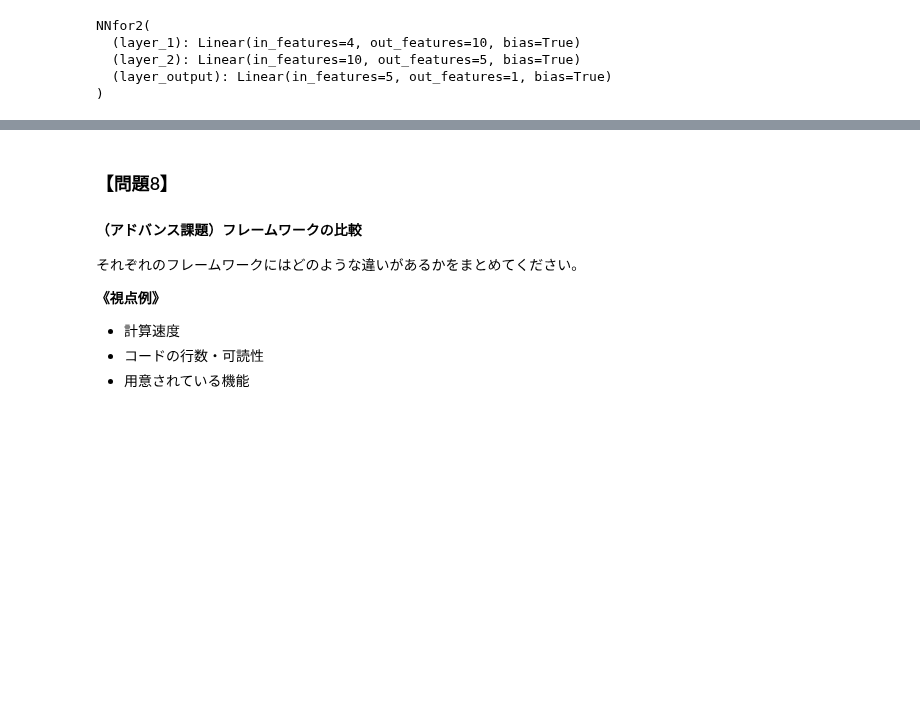
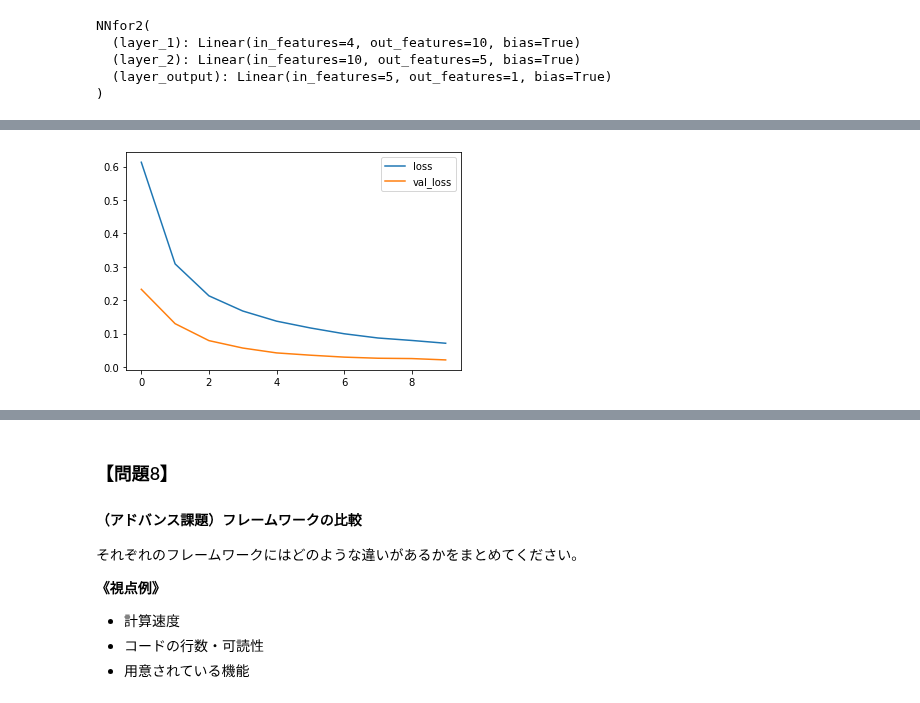
Before and after one commit to taiki-nakaso/diveintocode-ml, a Jupyter notebook: src/term2/sprint14/sprint14-session2.ipynb, the cells around one changed output, grey strips where cells are left out. Drawn from its saved outputs; the diff is of its cells as text; code cells hidden in the pictures; blank space fills up the shorter version.

```diff
--- a/src/term2/sprint14/sprint14-session2.ipynb
+++ b/src/term2/sprint14/sprint14-session2.ipynb
@@ -554,7 +727,7 @@ def train_step(X_train, y_train):
 
     ## 正解率の確認
     with torch.no_grad():
-        y_train_pred_binary = np.where(y_train_pred>0.5, 1, 0)
+        y_train_pred_binary = torch.where(y_train_pred>0.5, torch.ones(1), torch.zeros(1))
         acc = (y_train_pred_binary == y_train).sum()
 
     return (loss.item(), acc.item())
@@ -572,7 +745,7 @@ def valid_step(X_val, y_val):
 
     ## 正解率計算
     with torch.no_grad():
-        y_val_pred_binary = np.where(y_val_pred>0.5, 1, 0)
+        y_val_pred_binary = torch.where(y_val_pred>0.5, torch.ones(1), torch.zeros(1))
         acc = (y_val_pred_binary == y_val).sum()
 
     return (loss.item(), acc.item())
@@ -581,7 +754,7 @@ def valid_step(X_val, y_val):
 def initializer(layer):
     if type(layer) == nn.Linear:
         nn.init.kaiming_normal_(layer.weight)
-        layer.bias.data.fill(0.0)
+        layer.bias.data.fill_(0.0)
 
 ## パラメータ初期化する
 model.apply(initializer)
@@ -590,6 +763,7 @@ n_epoch = 10
 train_history = []
 val_history = []
 
+# 1エポック内1データあたりの損失・正解率の平均
 avg_loss = 0.0
 avg_acc = 0.0
 avg_val_loss = 0.0
@@ -620,8 +794,17 @@ for epoch in range(n_epoch):
         total_val_acc += val_acc
         total_val += len(y_val)
 
-    n = epoch+1
-    avg_loss = total_loss/n
-    avg_val_loss = total_val_loss/n
+    # 平均計算
+    avg_loss = total_loss/total_train
+    avg_val_loss = total_val_loss/total_val
     avg_acc = total_acc/total_train
     avg_val_acc = total_val_acc/total_val
+
+    print(f'epoch{epoch+1}/{n_epoch}: [loss:{avg_loss:.4f}, acc:{avg_acc:.4f}, val_loss:{avg_val_loss:.4f}, val_acc:{avg_val_acc:.4f}]')
+
+    # リストに追加
+    train_history.append(avg_loss)
+    val_history.append(avg_val_loss)
+
+print('Done!')
+display(model.state_dict())
@@ -627,0 +868,7 @@ for epoch in range(n_epoch):
+# %%
+plt.plot(train_history, label="loss")
+plt.plot(val_history, label="val_loss")
+plt.legend()
+plt.show()
+# %% [output]
+[figure, added]
```
Also changed, not shown: parts of 45 cells of this notebook, 1 other file.
